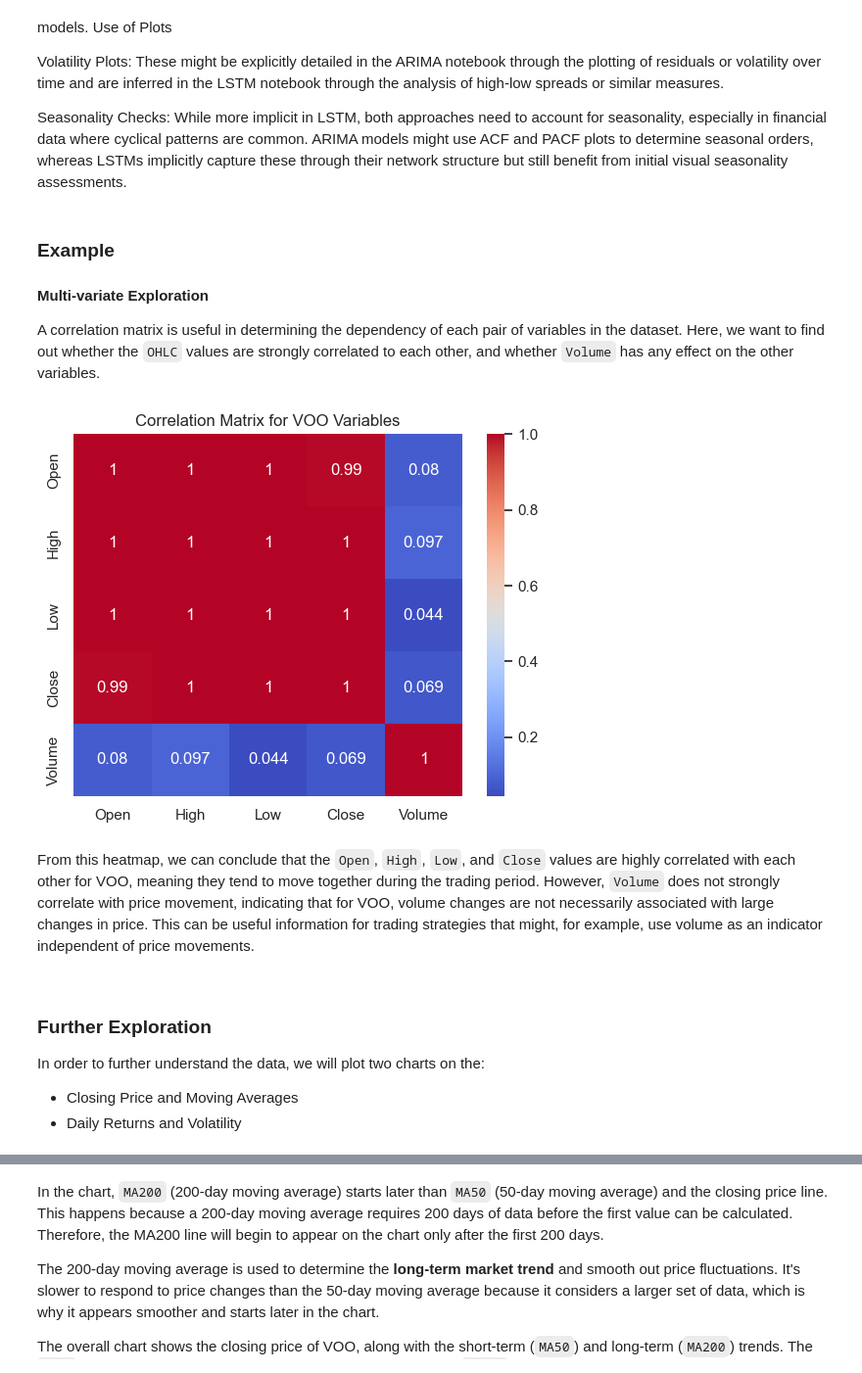
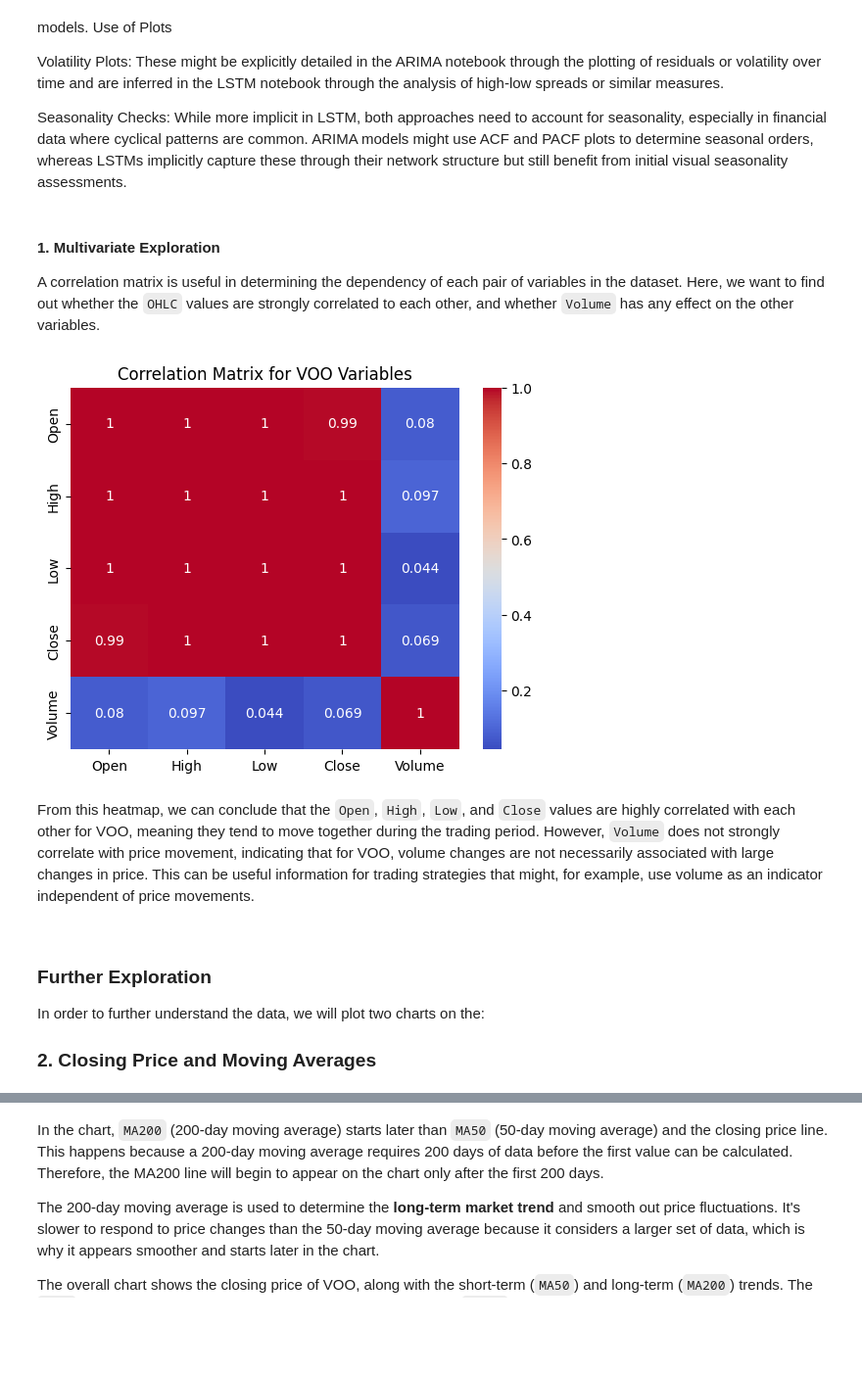
Before and after one commit to charltonxqh/SC1015-mini-project, a Jupyter notebook: overall_analysis.ipynb, the cells around one changed output, grey strips where cells are left out. Shown at 98% size. Cells and saved outputs as stored; diff of their text form; code cells hidden in the pictures; blank space fills up the shorter version.

```diff
--- a/overall_analysis.ipynb
+++ b/overall_analysis.ipynb
@@ -55,0 +81,4 @@ In the analysis, we will be only focusing on using `Date` as a predictor for `Cl
+# %%
+voo_data = pd.read_csv('datasets/VOO_full.csv')
+df = pd.read_csv('datasets/VOO_full.csv')
+display(voo_data)
@@ -55,0 +134,8 @@ In the analysis, we will be only focusing on using `Date` as a predictor for `Cl
+# %%
+#Convert the 'Date' column to datetime format and set it as the index
+voo_data['Date'] = pd.to_datetime(voo_data['Date'])
+voo_data.set_index('Date', inplace=True)
+
+# Now, focus on the 'Close' column
+df_close = voo_data[['Close']]
+df_close
@@ -87,19 +188,19 @@ Volatility Plots: These might be explicitly detailed in the ARIMA notebook throu
 
 Seasonality Checks: While more implicit in LSTM, both approaches need to account for seasonality, especially in financial data where cyclical patterns are common. ARIMA models might use ACF and PACF plots to determine seasonal orders, whereas LSTMs implicitly capture these through their network structure but still benefit from initial visual seasonality assessments.
 # %% [markdown]
-### Example
 
-#### Multi-variate Exploration
+
+#### 1. Multivariate Exploration
 
 A correlation matrix is useful in determining the dependency of each pair of variables in the dataset. Here, we want to find out whether the `OHLC` values are strongly correlated to each other, and whether `Volume` has any effect on the other variables.
 # %%
 # Draw correlation matrix
-correlation_matrix = df[['Open', 'High', 'Low', 'Close', 'Volume']].corr()
+correlation_matrix = voo_data[['Open', 'High', 'Low', 'Close', 'Volume']].corr()
 sb.heatmap(correlation_matrix, annot=True, cmap='coolwarm')
 plt.title('Correlation Matrix for VOO Variables')
 plt.show()
 # %% [output]
-[figure, old version]
+[figure, new version]
 # %% [markdown]
 From this heatmap, we can conclude that the `Open`, `High`, `Low`, and `Close` values are highly correlated with each other for VOO, meaning they tend to move together during the trading period. However, `Volume` does not strongly correlate with price movement, indicating that for VOO, volume changes are not necessarily associated with large changes in price. This can be useful information for trading strategies that might, for example, use volume as an indicator independent of price movements.
 
@@ -109,8 +210,7 @@ From this heatmap, we can conclude that the `Open`, `High`, `Low`, and `Close` v
 
 In order to further understand the data, we will plot two charts on the:
 
-- Closing Price and Moving Averages
-- Daily Returns and Volatility
+### 2. Closing Price and Moving Averages
 # %%
 plt.figure(figsize=(14, 7))
 
```
Also changed, not shown: parts of 24 cells of this notebook, 1 other file.
